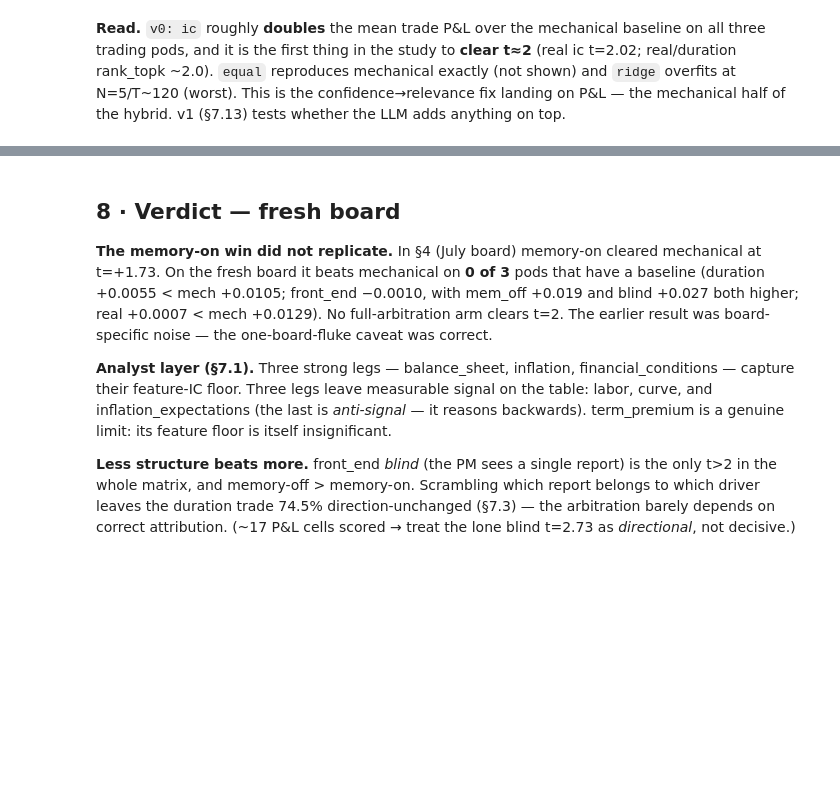
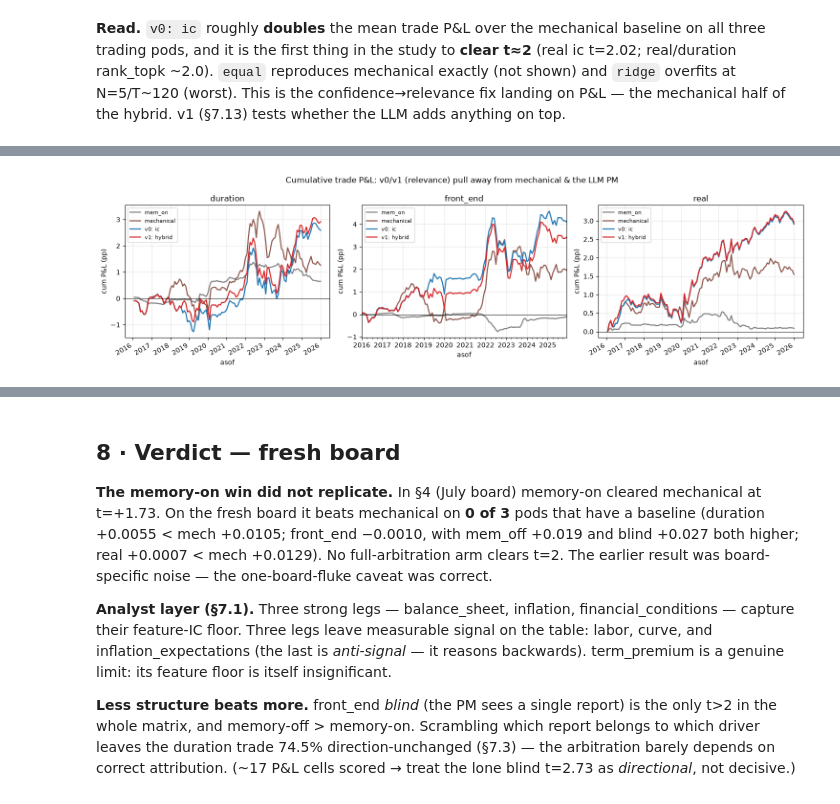
Before and after one commit to charishma005/Blackrock_UCB_MFE_Industry_Project, a Jupyter notebook: notebooks/pm_trade_evaluation.ipynb, the cells around one changed output, grey strips where cells are left out. Saved outputs shown, nothing was run; the diff lists cells and outputs as text; code cells hidden in the pictures; blank space fills up the shorter version.

```diff
--- a/notebooks/pm_trade_evaluation.ipynb
+++ b/notebooks/pm_trade_evaluation.ipynb
@@ -935,0 +972,17 @@ v0.assign(t=v0['t'].round(2), mean_pnl=v0['mean_pnl'].round(4)).set_index(['pod'
+# %%
+# §7.13a · Cumulative P&L over time — mem_on / mechanical / v0:ic / v1:hybrid.
+TRADING = ['duration', 'front_end', 'real']
+arms13 = [('mem_on', 'mem_on', 'tab:gray'), ('mechanical', 'mech', 'tab:brown'),
+          ('v0: ic', 'rel_ic', 'tab:blue'), ('v1: hybrid', 'hybrid', 'tab:red')]
+fig, axes = plt.subplots(1, 3, figsize=(15, 4.2)); axes = axes.ravel()
+for ax, pod in zip(axes, TRADING):
+    p = build_pm(pod, None); inst = list(p.trade_config['universe']); macro = load_bundle(inst)
+    for name, a, c in arms13:
+        tr = load_trades(f'../reports/pm/{pod}_{a}.jsonl', p.trade_config)
+        pl = yield_pnl(tr, macro, inst, freq=p.clock_freq).dropna()
+        pl.cumsum().plot(ax=ax, lw=1.7, color=c, label=name)
+    ax.axhline(0, color='k', lw=.7); ax.set_title(pod); ax.set_ylabel('cum P&L (pp)')
+    ax.grid(alpha=.3); ax.legend(fontsize=8)
+fig.suptitle('Cumulative trade P&L: v0/v1 (relevance) pull away from mechanical & the LLM PM'); plt.tight_layout()
+# %% [output]
+[figure, added]
```
Also changed, not shown: parts of 5 cells of this notebook, 7 other files.
